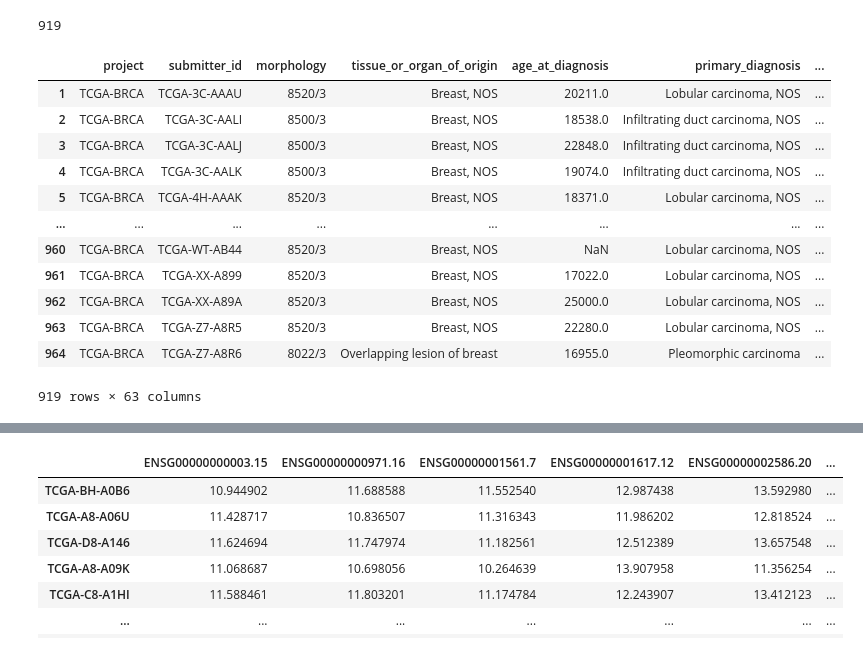
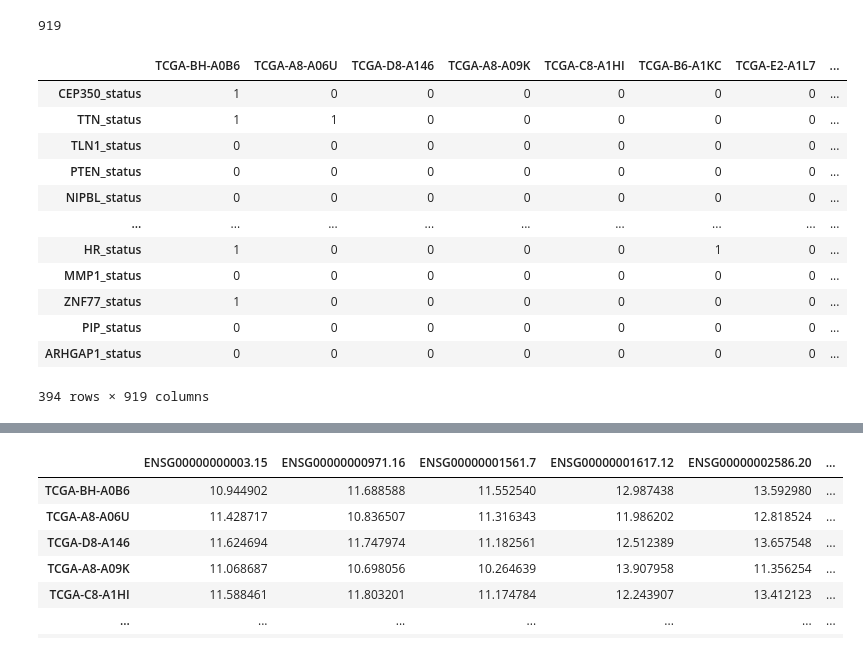
Before and after one commit to das2000sidd/TCGA-BRCA-multiomics-ML, a Jupyter notebook: Notebooks/Fit_DL_models_TCGA_data.ipynb, the cells around one changed output, grey strips where cells are left out. Saved outputs shown, nothing was run; the diff lists cells and outputs as text; code cells hidden in the pictures.

```diff
--- a/Notebooks/Fit_DL_models_TCGA_data.ipynb
+++ b/Notebooks/Fit_DL_models_TCGA_data.ipynb
@@ -270,18 +270,18 @@ mut_status_data_overlap = mut_status_data[row_indexes]
 mut_count_data_overlap = mut_count_data[row_indexes]
 clinical_overlap = clinical[clinical["submitter_id"].isin(row_indexes)]
 # %%
-clinical_overlap
+mut_status_data_overlap
 # %% [output]
-|  | project | submitter_id | morphology | tissue_or_organ_of_origin | age_at_diagnosis | primary_diagnosis | ... |
-| 1 | TCGA-BRCA | TCGA-3C-AAAU | 8520/3 | Breast, NOS | 20211.0 | Lobular carcinoma, NOS | ... |
-| 2 | TCGA-BRCA | TCGA-3C-AALI | 8500/3 | Breast, NOS | 18538.0 | Infiltrating duct carcinoma, NOS | ... |
-| 3 | TCGA-BRCA | TCGA-3C-AALJ | 8500/3 | Breast, NOS | 22848.0 | Infiltrating duct carcinoma, NOS | ... |
-| 4 | TCGA-BRCA | TCGA-3C-AALK | 8500/3 | Breast, NOS | 19074.0 | Infiltrating duct carcinoma, NOS | ... |
-| 5 | TCGA-BRCA | TCGA-4H-AAAK | 8520/3 | Breast, NOS | 18371.0 | Lobular carcinoma, NOS | ... |
-| ... | ... | ... | ... | ... | ... | ... | ... |
-| 960 | TCGA-BRCA | TCGA-WT-AB44 | 8520/3 | Breast, NOS | NaN | Lobular carcinoma, NOS | ... |
-| 961 | TCGA-BRCA | TCGA-XX-A899 | 8520/3 | Breast, NOS | 17022.0 | Lobular carcinoma, NOS | ... |
-| 962 | TCGA-BRCA | TCGA-XX-A89A | 8520/3 | Breast, NOS | 25000.0 | Lobular carcinoma, NOS | ... |
-| 963 | TCGA-BRCA | TCGA-Z7-A8R5 | 8520/3 | Breast, NOS | 22280.0 | Lobular carcinoma, NOS | ... |
-| 964 | TCGA-BRCA | TCGA-Z7-A8R6 | 8022/3 | Overlapping lesion of breast | 16955.0 | Pleomorphic carcinoma | ... |
+|  | TCGA-BH-A0B6 | TCGA-A8-A06U | TCGA-D8-A146 | TCGA-A8-A09K | TCGA-C8-A1HI | TCGA-B6-A1KC | TCGA-E2-A1L7 | ... |
+| CEP350_status | 1 | 0 | 0 | 0 | 0 | 0 | 0 | ... |
+| TTN_status | 1 | 1 | 0 | 0 | 0 | 0 | 0 | ... |
+| TLN1_status | 0 | 0 | 0 | 0 | 0 | 0 | 0 | ... |
+| PTEN_status | 0 | 0 | 0 | 0 | 0 | 0 | 0 | ... |
+| NIPBL_status | 0 | 0 | 0 | 0 | 0 | 0 | 0 | ... |
+| ... | ... | ... | ... | ... | ... | ... | ... | ... |
+| HR_status | 1 | 0 | 0 | 0 | 0 | 1 | 0 | ... |
+| MMP1_status | 0 | 0 | 0 | 0 | 0 | 0 | 0 | ... |
+| ZNF77_status | 1 | 0 | 0 | 0 | 0 | 0 | 0 | ... |
+| PIP_status | 0 | 0 | 0 | 0 | 0 | 0 | 0 | ... |
+| ARHGAP1_status | 0 | 0 | 0 | 0 | 0 | 0 | 0 | ... |
-919 rows × 63 columns
+394 rows × 919 columns
```
Also changed, not shown: parts of 67 cells of this notebook.
